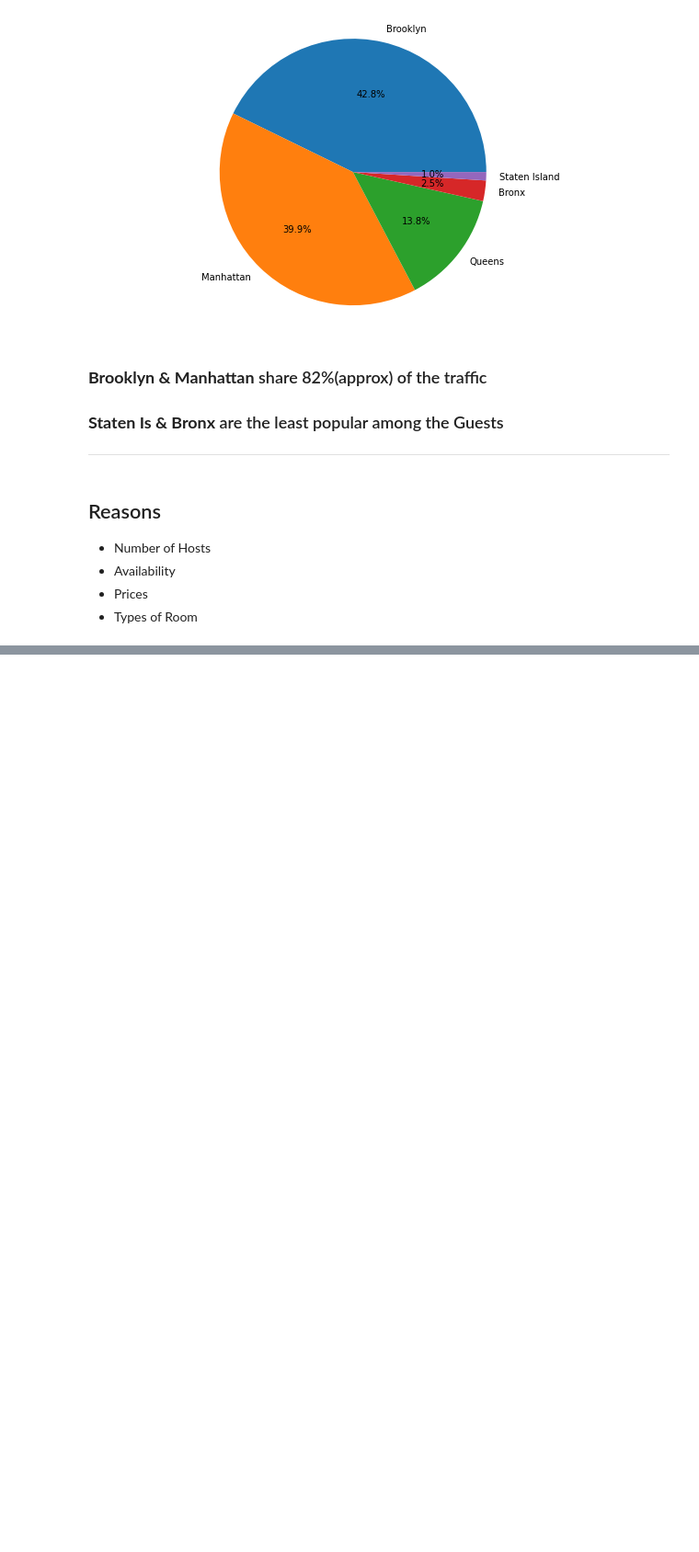
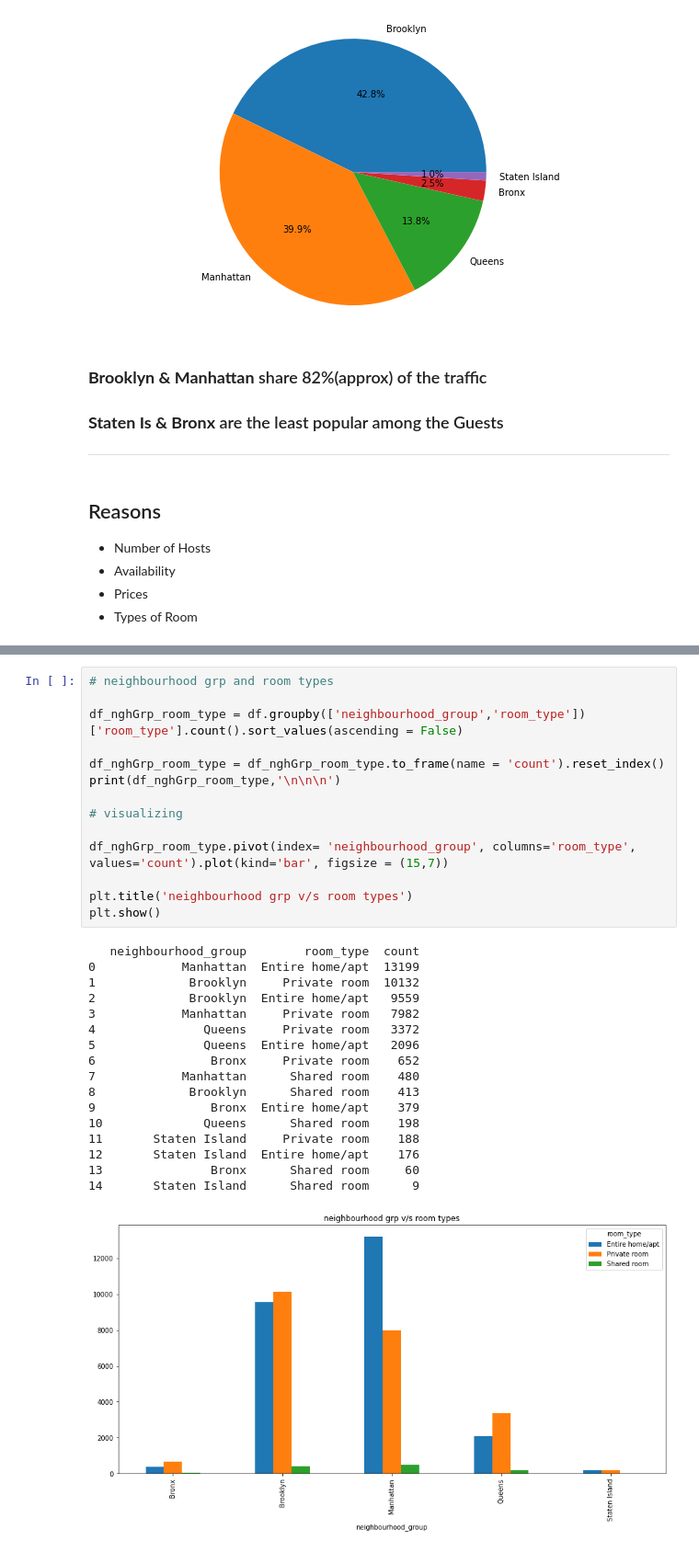
Before and after one commit to mohd-sahil/Airbnb-Bookings-Analysis-EDA, a Jupyter notebook: Airbnb_Bookings_Analysis_Capstone_Project.ipynb, the cells around one changed output, grey strips where cells are left out. Shown at 92% size. Cells and saved outputs as stored; diff of their text form; blank space fills up the shorter version.

Commit message:
room types for a neighbourhood

```diff
--- a/Airbnb_Bookings_Analysis_Capstone_Project.ipynb
+++ b/Airbnb_Bookings_Analysis_Capstone_Project.ipynb
@@ -409,0 +441,32 @@ plt.show()
+# %%
+# neighbourhood grp and room types
+
+df_nghGrp_room_type = df.groupby(['neighbourhood_group','room_type'])['room_type'].count().sort_values(ascending = False)
+
+df_nghGrp_room_type = df_nghGrp_room_type.to_frame(name = 'count').reset_index()
+print(df_nghGrp_room_type,'\n\n\n')
+
+# visualizing
+
+df_nghGrp_room_type.pivot(index= 'neighbourhood_group', columns='room_type', values='count').plot(kind='bar', figsize = (15,7))
+
+plt.title('neighbourhood grp v/s room types')
+plt.show()
+# %% [output]
+   neighbourhood_group        room_type  count
+0            Manhattan  Entire home/apt  13199
+1             Brooklyn     Private room  10132
+2             Brooklyn  Entire home/apt   9559
+3            Manhattan     Private room   7982
+4               Queens     Private room   3372
+5               Queens  Entire home/apt   2096
+6                Bronx     Private room    652
+7            Manhattan      Shared room    480
+8             Brooklyn      Shared room    413
+9                Bronx  Entire home/apt    379
+10              Queens      Shared room    198
+11       Staten Island     Private room    188
+12       Staten Island  Entire home/apt    176
+13               Bronx      Shared room     60
+14       Staten Island      Shared room      9
+[figure, added]
```
Also changed, not shown: parts of 4 cells of this notebook.
